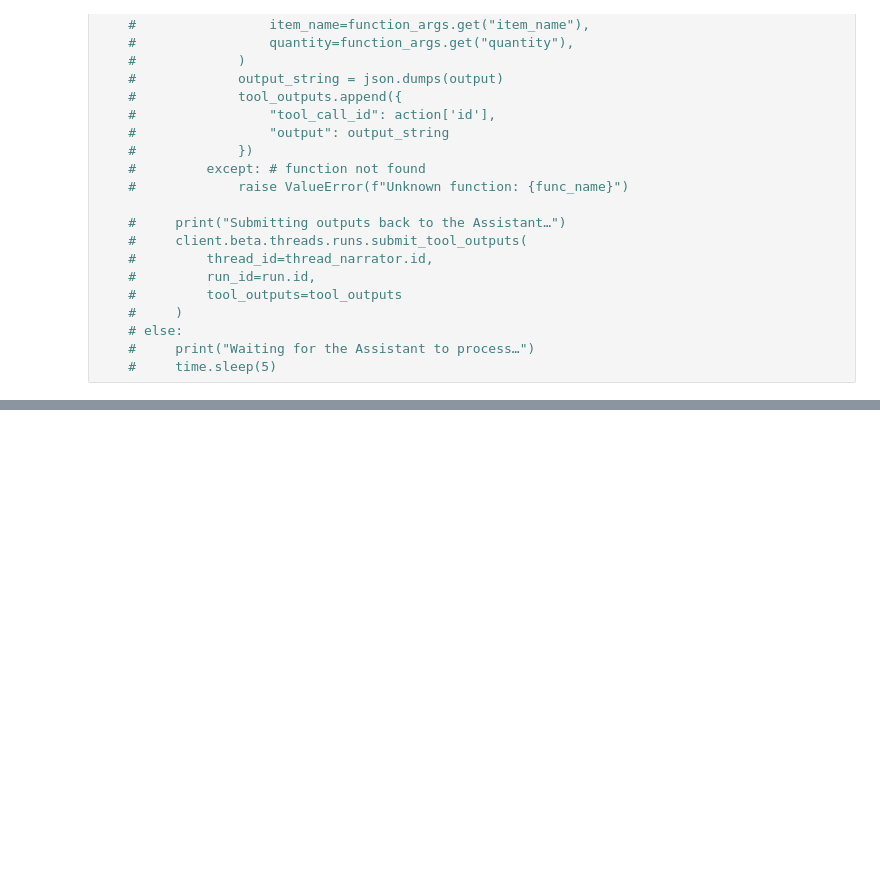
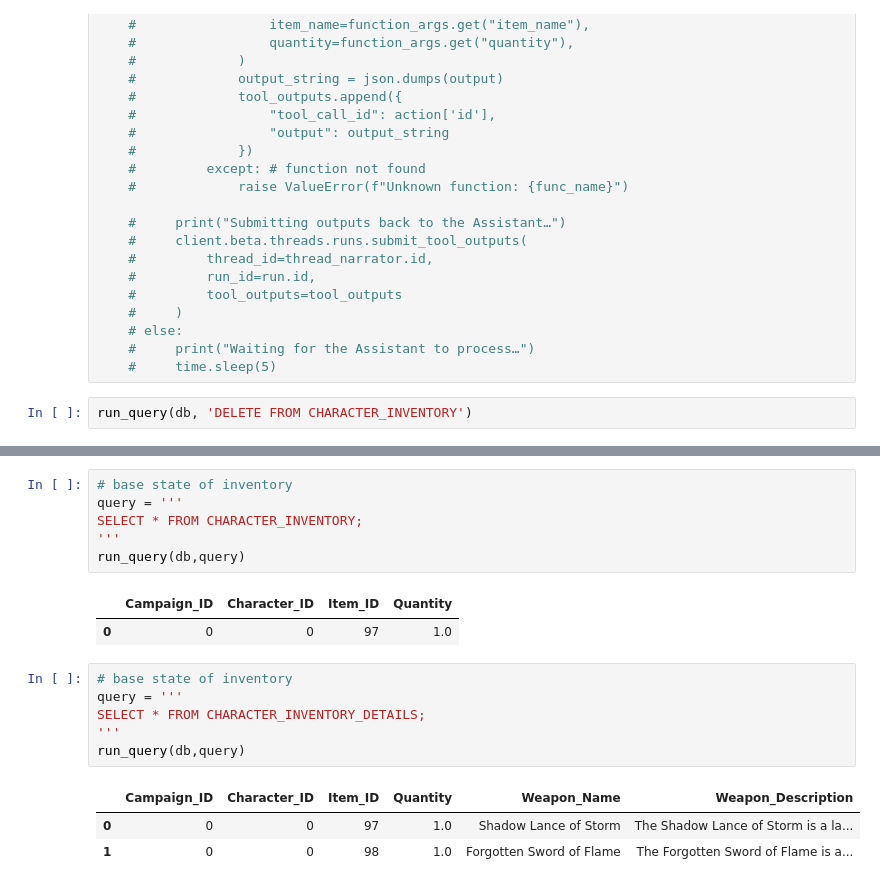
Before and after one commit to kdai11830/ll-dm, a Jupyter notebook: narrator_implement.ipynb, the cells around one changed output, grey strips where cells are left out. Cells and saved outputs as stored; diff of their text form; blank space fills up the shorter version.

```diff
--- a/narrator_implement.ipynb
+++ b/narrator_implement.ipynb
@@ -414,3 +432,5 @@ def narrator_chat(content):
     # else:
     #     print("Waiting for the Assistant to process…")
     #     time.sleep(5)
+# %%
+run_query(db, 'DELETE FROM CHARACTER_INVENTORY')
@@ -416,0 +472,19 @@ def narrator_chat(content):
+# %%
+# base state of inventory
+query = '''
+SELECT * FROM CHARACTER_INVENTORY;
+'''
+run_query(db,query)
+# %% [output]
+|  | Campaign_ID | Character_ID | Item_ID | Quantity |
+| 0 | 0 | 0 | 97 | 1.0 |
+# %%
+# base state of inventory
+query = '''
+SELECT * FROM CHARACTER_INVENTORY_DETAILS;
+'''
+run_query(db,query)
+# %% [output]
+|  | Campaign_ID | Character_ID | Item_ID | Quantity | Weapon_Name | Weapon_Description |
+| 0 | 0 | 0 | 97 | 1.0 | Shadow Lance of Storm | The Shadow Lance of Storm is a la... |
+| 1 | 0 | 0 | 98 | 1.0 | Forgotten Sword of Flame | The Forgotten Sword of Flame is a... |
```
Also changed, not shown: parts of 8 cells of this notebook, 2 other files.
